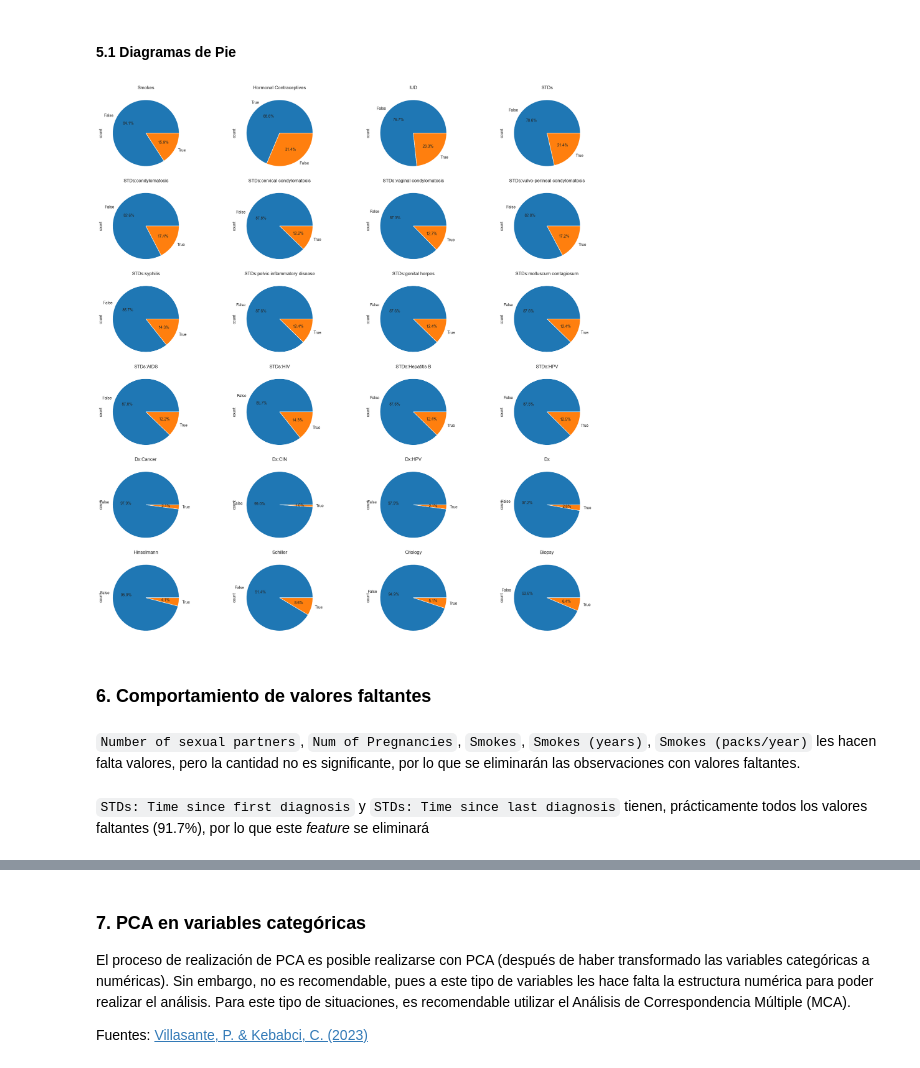
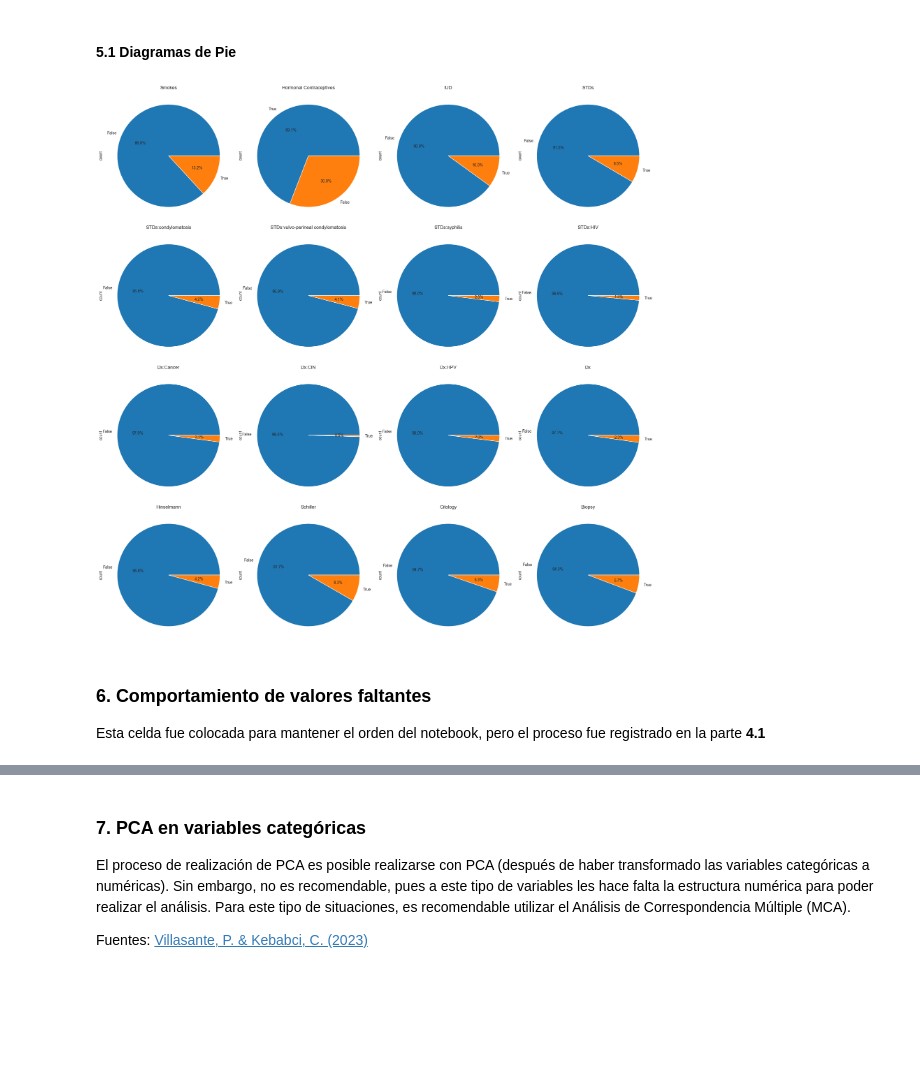
Before and after one commit to FranzCastillo/Cervical-Cancer-Risk-Factor-Analysis, a Jupyter notebook: analysis.ipynb, the cells around one changed output, grey strips where cells are left out. Cells and saved outputs as stored; diff of their text form; code cells hidden in the pictures; blank space fills up the shorter version.

```diff
--- a/analysis.ipynb
+++ b/analysis.ipynb
@@ -115,0 +136,8 @@ Index(['Smokes', 'Hormonal Contraceptives', 'IUD', 'STDs',
+# %%
+integer_columns = [
+    'Age', 'Number of sexual partners', 'First sexual intercourse',
+    'Num of pregnancies', 'STDs (number)', 'STDs: Number of diagnosis',
+]
+
+for column in integer_columns:
+    df[column] = df[column].astype('int')
@@ -125 +172,4 @@ Index(['Age', 'Number of sexual partners', 'First sexual intercourse',
       dtype='object')
+# %%
+categorical_columns = df.select_dtypes(include=[bool]).columns
+categorical_columns
@@ -158,0 +208,7 @@ Para este paso ha sido útil la utiliación de ``ydata_profiling``. Para poder v
+# %%
+fig, axes = plt.subplots(4, 3, figsize=(20, 20))
+axes = axes.flatten()
+for i, column in enumerate(numerical_columns):
+    sns.boxplot(x=df[column], ax=axes[i])
+plt.tight_layout()
+plt.show()
@@ -158,0 +221,6 @@ Para este paso ha sido útil la utiliación de ``ydata_profiling``. Para poder v
+# %%
+df = df[df['Age'] < 51]
+df = df[df['Number of sexual partners'] < 5]
+df = df[df['First sexual intercourse'] < 23]
+df = df[df['STDs (number)'] < 3]
+df = df[df['STDs: Number of diagnosis'] < 2]
@@ -163,13 +235,14 @@ Para este paso ha sido útil la utiliación de ``ydata_profiling``. Para poder v
 # %%
 %matplotlib inline
 # %%
-fig, axes = plt.subplots(6, 4, figsize=(20, 20))
+fig, axes = plt.subplots(4, 4, figsize=(20, 20))
 axes = axes.flatten()
-for i, column in enumerate(nominal_columns):
+for i, column in enumerate(categorical_columns):
     df[column].value_counts().plot.pie(autopct='%1.1f%%', ax=axes[i], title=column)
 plt.tight_layout()
 plt.show()
 # %% [output]
-[figure, old version]
+[figure, new version]
 # %% [markdown]
 ### 6. Comportamiento de valores faltantes
+Esta celda fue colocada para mantener el orden del notebook, pero el proceso fue registrado en la parte **4.1**
@@ -178,2 +248,0 @@ from sklearn.impute import SimpleImputer
-# %% [markdown]
-``Number of sexual partners``, ``Num of Pregnancies``, ``Smokes``, ``Smokes (years)``, ``Smokes (packs/year)`` les hacen falta valores, pero la cantidad no es significante, por lo que se eliminarán las observaciones con valores faltantes.
@@ -184,2 +248,0 @@ df.dropna(subset=to_drop, inplace=True)
-# %% [markdown]
-``STDs: Time since first diagnosis`` y ``STDs: Time since last diagnosis`` tienen, prácticamente todos los valores faltantes (91.7%), por lo que este *feature* se eliminará
```
Also changed, not shown: parts of 51 cells of this notebook, 1 other file.
